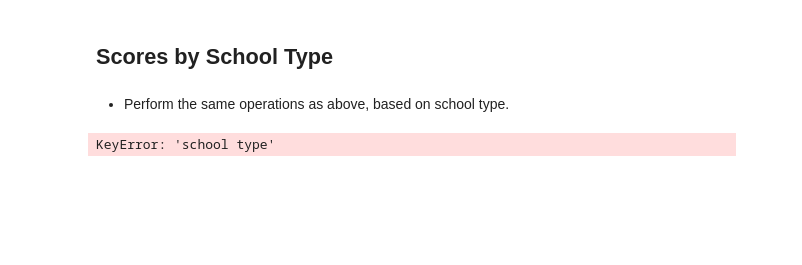
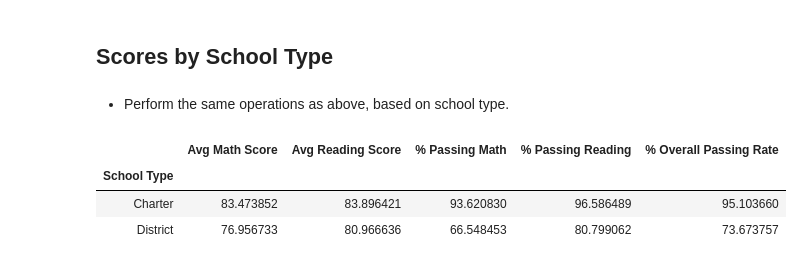
Before and after one commit to kennethtanaka/pandas-challenge, a Jupyter notebook: PyCitySchoolsHW/PyCitySchools_HW.ipynb, the cells around one changed output. Saved outputs shown, nothing was run; the diff lists cells and outputs as text; code cells hidden in the pictures; blank space fills up the shorter version.

```diff
--- a/PyCitySchoolsHW/PyCitySchools_HW.ipynb
+++ b/PyCitySchoolsHW/PyCitySchools_HW.ipynb
@@ -670,3 +546,7 @@ group_names = ["Small (<1000)", "Medium (1000-2000)", "Large (2000-5000)"]
+# %%
+# Place the data series into a new column inside of the DataFrame
+summary_school['Spending Ranges Per Student'] = pd.cut(summary_school['Per Student Budget'],spending_bins, labels=group_names)
+summary_school.head()
 # %%
 # Create a new data frame with the desired columns
 school_size = summary_school.loc[:,['Avg Math Score',
@@ -687,8 +567,16 @@ school_size
 ## Scores by School Type
 # %% [markdown]
 * Perform the same operations as above, based on school type.
-# %%
-school_type = school_data_complete.groupby('school type')['math_score'].mean()
-school_type
-# %% [output]
-KeyError: 'school type'
+# %%
+# Create a new data frame with the desired columns
+school_type = summary_school.loc[:,['School Type','Avg Math Score',
+                                  'Avg Reading Score','% Passing Math',
+                                  '% Passing Reading','% Overall Passing Rate',]]
+# Create a group
+school_type = school_type.groupby('School Type').mean()
+school_type
+# %% [output]
+|  | Avg Math Score | Avg Reading Score | % Passing Math | % Passing Reading | % Overall Passing Rate |
+| School Type |  |  |  |  |  |
+| Charter | 83.473852 | 83.896421 | 93.620830 | 96.586489 | 95.103660 |
+| District | 76.956733 | 80.966636 | 66.548453 | 80.799062 | 73.673757 |
```
Also changed, not shown: parts of 43 cells of this notebook.
